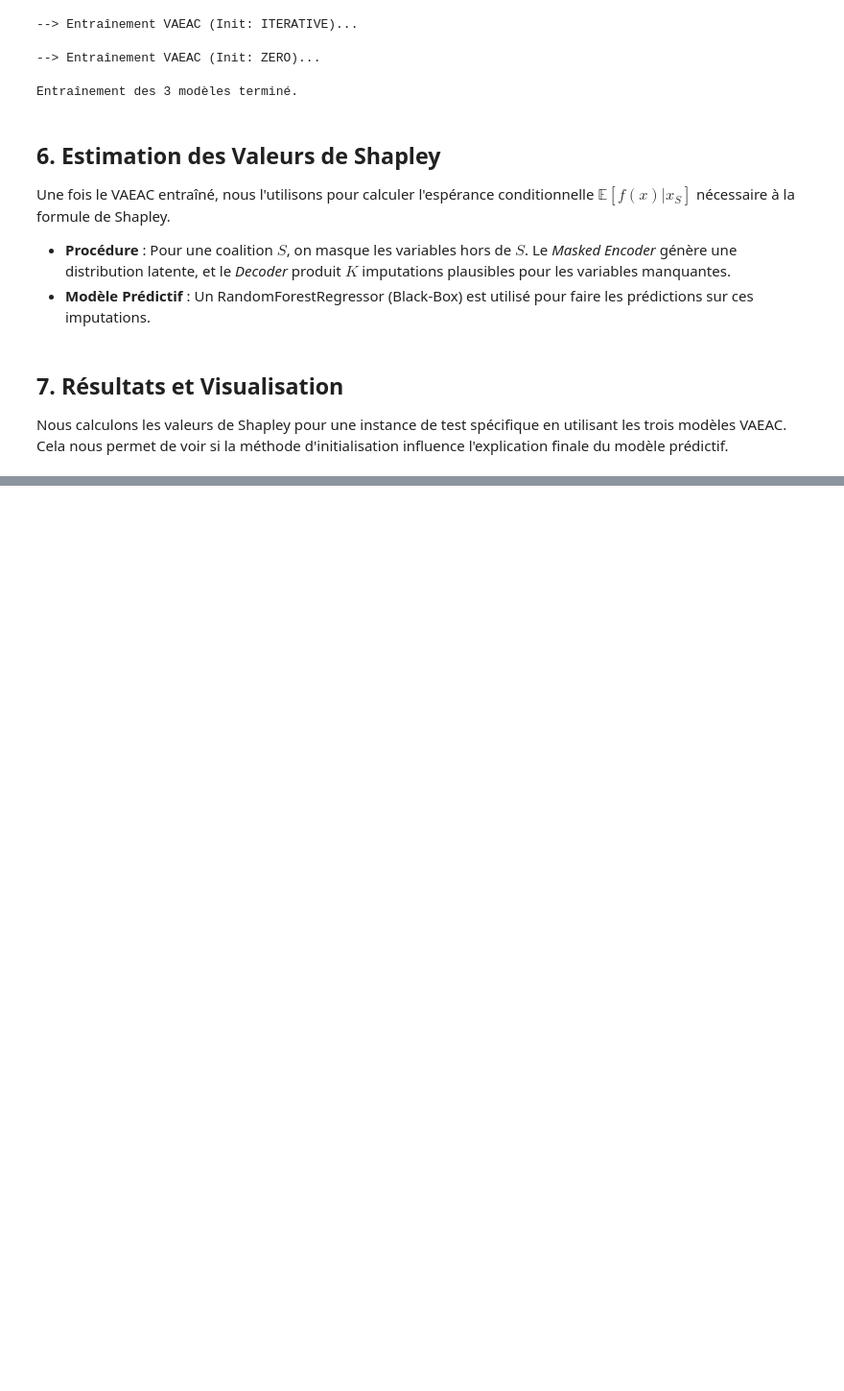
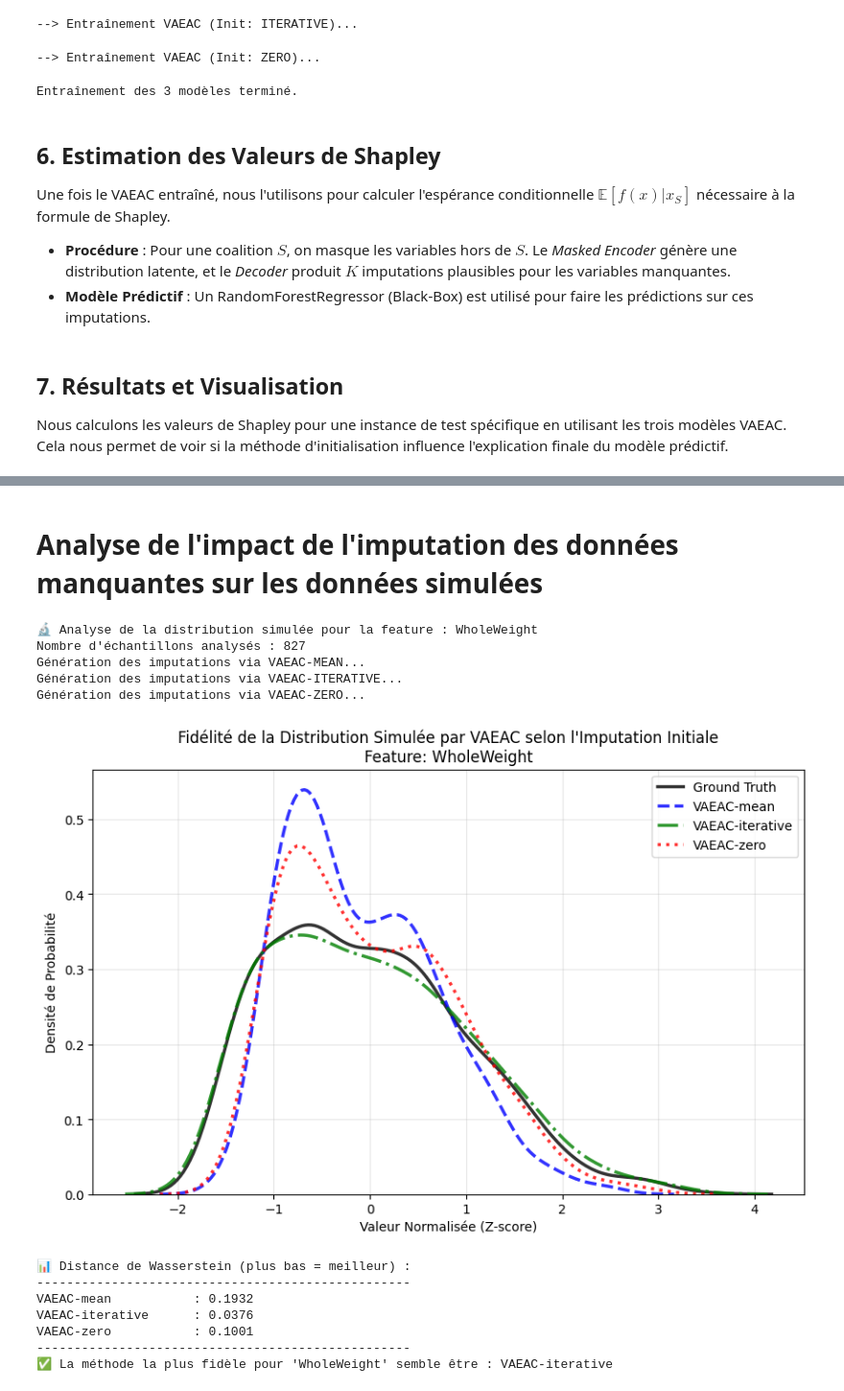
Before and after one commit to ayouboa30/VAEAC, a Jupyter notebook: VAEAC.ipynb, the cells around one changed output, grey strips where cells are left out. Shown at 96% size. Drawn from its saved outputs; the diff is of its cells as text; code cells hidden in the pictures; blank space fills up the shorter version.

```diff
--- a/VAEAC.ipynb
+++ b/VAEAC.ipynb
@@ -423,0 +428,72 @@ ShellWeight   -0.05963    0.82755 -0.00873
+# %% [markdown]
+# Analyse de l'impact de l'imputation des données manquantes sur les données simulées
+# %%
+
+feature_idx = 4
+feature_name = feature_names[feature_idx]
+
+print(f"🔬 Analyse de la distribution simulée pour la feature : {feature_name}")
+
+missing_indices = np.isnan(X_miss[:, feature_idx])
+X_subset_true = X_scaled[missing_indices]
+X_subset_miss = X_miss[missing_indices]
+
+print(f"Nombre d'échantillons analysés : {len(X_subset_true)}")
+
+distributions = {"Ground Truth": X_subset_true[:, feature_idx]}
+
+batch_tensor = torch.FloatTensor(X_subset_miss).to(DEVICE)
+mask_tensor = torch.isnan(batch_tensor).float().to(DEVICE)
+batch_tensor[torch.isnan(batch_tensor)] = 0
+
+K_samples = 20
+
+for method, model in trained_models.items():
+    print(f"Génération des imputations via VAEAC-{method.upper()}...")
+
+    imps = vaeac_impute(model, batch_tensor, mask_tensor, K=K_samples)
+
+    imputed_values = np.mean(imps[:, :, feature_idx], axis=0)
+
+    distributions[f"VAEAC-{method}"] = imputed_values
+
+plt.figure(figsize=(10, 6))
+colors = {"Ground Truth": "black", "VAEAC-mean": "blue", "VAEAC-iterative": "green", "VAEAC-zero": "red"}
+styles = {"Ground Truth": "-", "VAEAC-mean": "--", "VAEAC-iterative": "-.", "VAEAC-zero": ":"}
+
+for name, data in distributions.items():
+    sns.kdeplot(data, label=name, color=colors.get(name), linestyle=styles.get(name), linewidth=2.5, alpha=0.8)
+
+plt.title(f"Fidélité de la Distribution Simulée par VAEAC selon l'Imputation Initiale\nFeature: {feature_name}", fontsize=12)
+plt.xlabel("Valeur Normalisée (Z-score)")
+plt.ylabel("Densité de Probabilité")
+plt.legend()
+plt.grid(True, alpha=0.3)
+plt.show()
+
+print("\n📊 Distance de Wasserstein (plus bas = meilleur) :")
+print("-" * 50)
+results_wd = {}
+for name, data in distributions.items():
+    if name == "Ground Truth": continue
+    wd = wasserstein_distance(distributions["Ground Truth"], data)
+    results_wd[name] = wd
+    print(f"{name: <20} : {wd:.4f}")
+
+best_method = min(results_wd, key=results_wd.get)
+print("-" * 50)
+print(f"✅ La méthode la plus fidèle pour '{feature_name}' semble être : {best_method}")
+# %% [output]
+🔬 Analyse de la distribution simulée pour la feature : WholeWeight
+Nombre d'échantillons analysés : 827
+Génération des imputations via VAEAC-MEAN...
+Génération des imputations via VAEAC-ITERATIVE...
+Génération des imputations via VAEAC-ZERO...
+[figure, added]
+📊 Distance de Wasserstein (plus bas = meilleur) :
+--------------------------------------------------
+VAEAC-mean           : 0.1932
+VAEAC-iterative      : 0.0376
+VAEAC-zero           : 0.1001
+--------------------------------------------------
+✅ La méthode la plus fidèle pour 'WholeWeight' semble être : VAEAC-iterative
```
Also changed, not shown: parts of 16 cells of this notebook.
